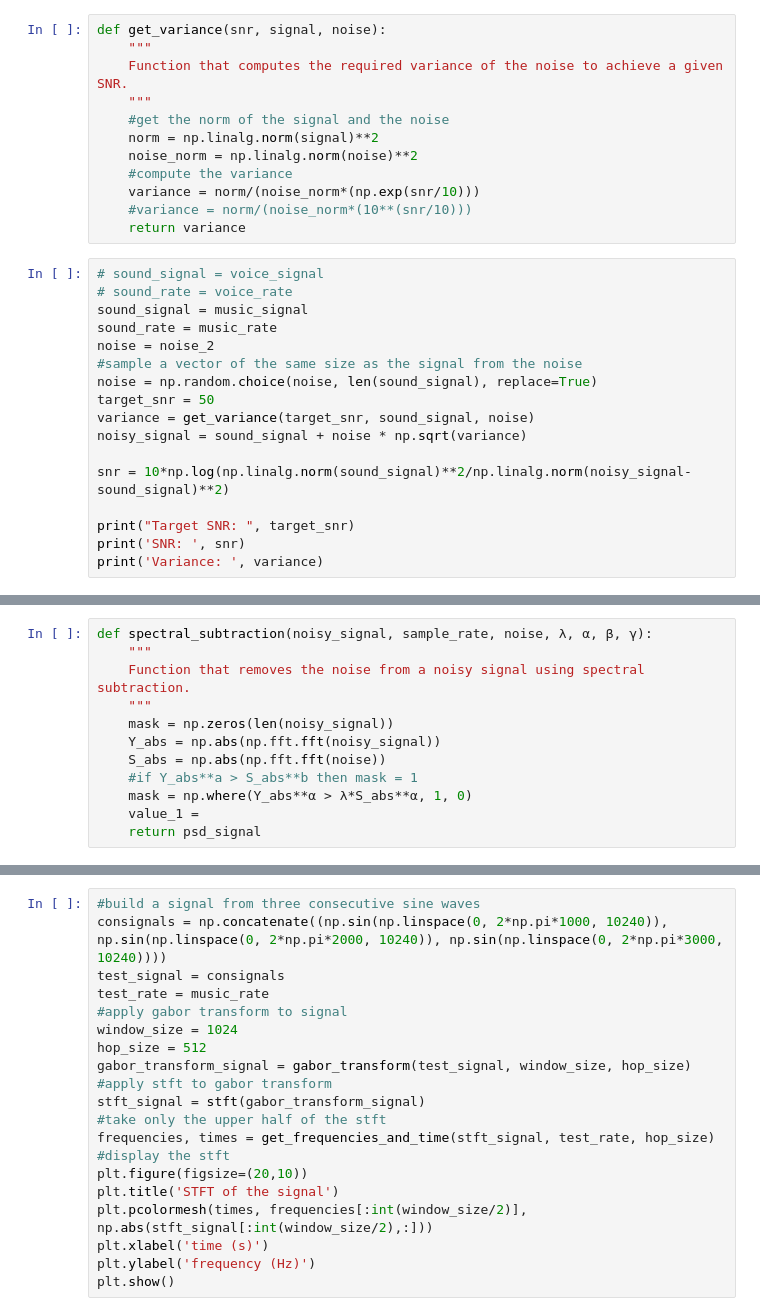
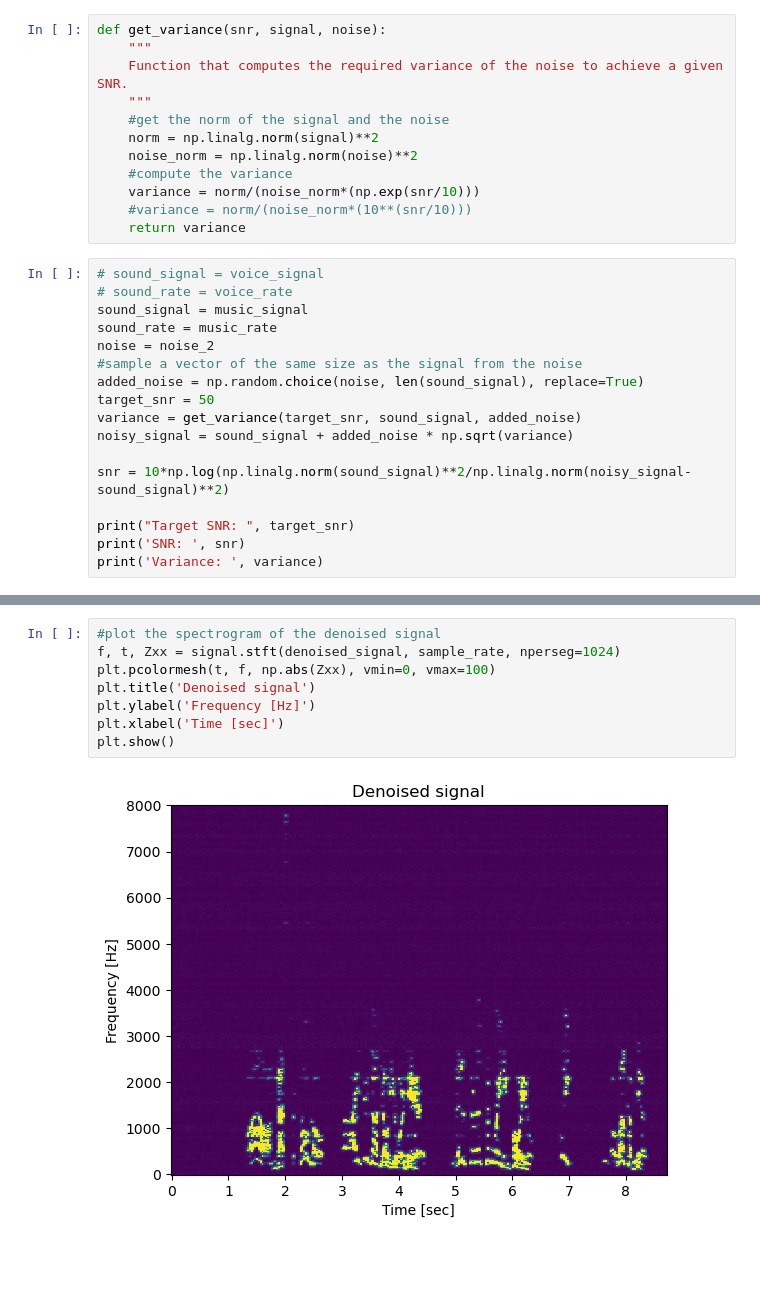
Before and after one commit to Dorin-D/m2-paris-saclay, a Jupyter notebook: Signal_Processing/lab_4/spectral_substraction.ipynb, the cells around one changed output, grey strips where cells are left out. Cells and saved outputs as stored; diff of their text form; blank space fills up the shorter version.

```diff
--- a/Signal_Processing/lab_4/spectral_substraction.ipynb
+++ b/Signal_Processing/lab_4/spectral_substraction.ipynb
@@ -30,10 +30,10 @@ sound_signal = music_signal
 sound_rate = music_rate
 noise = noise_2
 #sample a vector of the same size as the signal from the noise
-noise = np.random.choice(noise, len(sound_signal), replace=True)
+added_noise = np.random.choice(noise, len(sound_signal), replace=True)
 target_snr = 50
-variance = get_variance(target_snr, sound_signal, noise)
-noisy_signal = sound_signal + noise * np.sqrt(variance)
+variance = get_variance(target_snr, sound_signal, added_noise)
+noisy_signal = sound_signal + added_noise * np.sqrt(variance)
 
 snr = 10*np.log(np.linalg.norm(sound_signal)**2/np.linalg.norm(noisy_signal-sound_signal)**2)
 
@@ -54,12 +130,0 @@ $ stft(X) = stft(Y)(1-\frac{lambda^2 * |stft(S)|^2}{|stft(Y)|^2})^+ $
-# %%
-def spectral_subtraction(noisy_signal, sample_rate, noise, λ, α, β, γ):
-    """
-    Function that removes the noise from a noisy signal using spectral subtraction.
-    """
-    mask = np.zeros(len(noisy_signal))
-    Y_abs = np.abs(np.fft.fft(noisy_signal))
-    S_abs = np.abs(np.fft.fft(noise))
-    #if Y_abs**a > S_abs**b then mask = 1
-    mask = np.where(Y_abs**α > λ*S_abs**α, 1, 0)
-    value_1 =
-    return psd_signal
@@ -172,20 +156,10 @@ def get_frequencies_and_time(stft, sample_rate, hop_size):
-# %%
-#build a signal from three consecutive sine waves
-consignals = np.concatenate((np.sin(np.linspace(0, 2*np.pi*1000, 10240)), np.sin(np.linspace(0, 2*np.pi*2000, 10240)), np.sin(np.linspace(0, 2*np.pi*3000, 10240))))
-test_signal = consignals
-test_rate = music_rate
-#apply gabor transform to signal
-window_size = 1024
-hop_size = 512
-gabor_transform_signal = gabor_transform(test_signal, window_size, hop_size)
-#apply stft to gabor transform
-stft_signal = stft(gabor_transform_signal)
-#take only the upper half of the stft
-frequencies, times = get_frequencies_and_time(stft_signal, test_rate, hop_size)
-#display the stft
-plt.figure(figsize=(20,10))
-plt.title('STFT of the signal')
-plt.pcolormesh(times, frequencies[:int(window_size/2)], np.abs(stft_signal[:int(window_size/2),:]))
-plt.xlabel('time (s)')
-plt.ylabel('frequency (Hz)')
-plt.show()
+# %%
+#plot the spectrogram of the denoised signal
+f, t, Zxx = signal.stft(denoised_signal, sample_rate, nperseg=1024)
+plt.pcolormesh(t, f, np.abs(Zxx), vmin=0, vmax=100)
+plt.title('Denoised signal')
+plt.ylabel('Frequency [Hz]')
+plt.xlabel('Time [sec]')
+plt.show()
+# %% [output]
+[figure, added]
```
Also changed, not shown: parts of 25 cells of this notebook.
